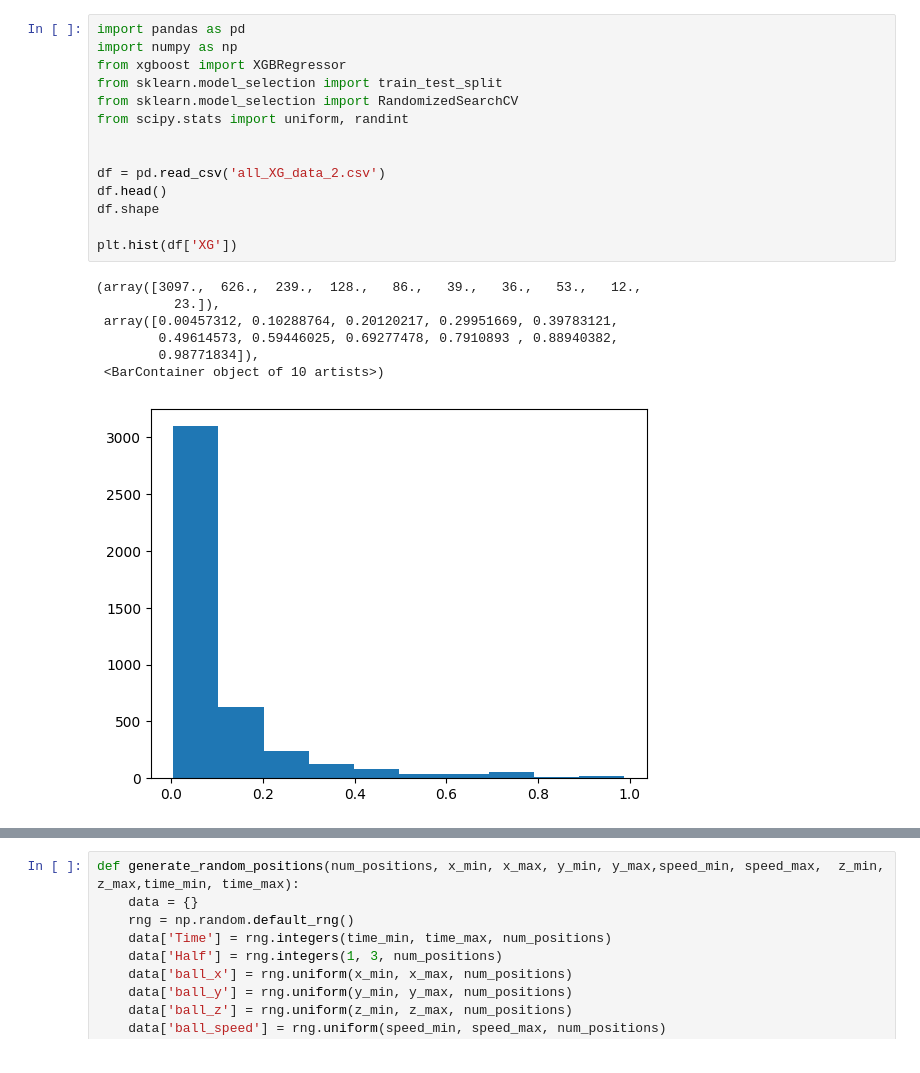
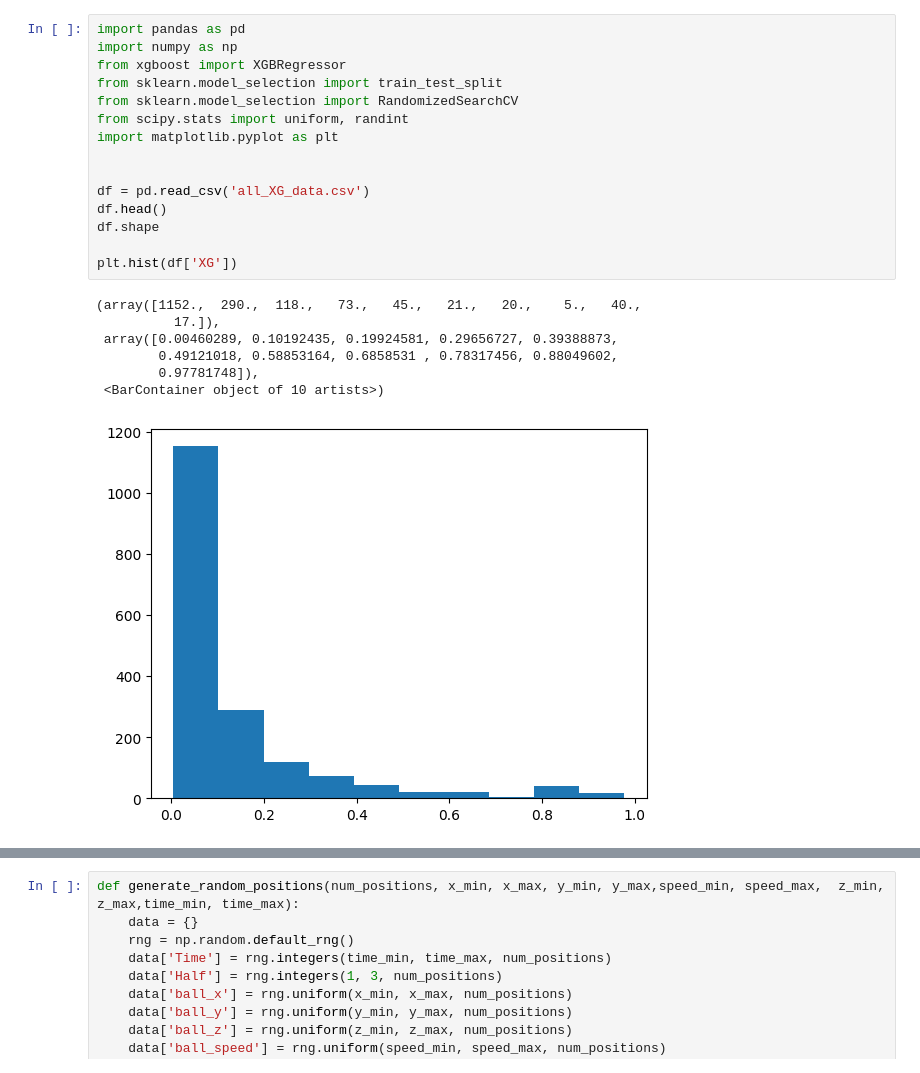
Before and after one commit to adiguzeldeniz/ekip_makine, a Jupyter notebook: XG_XGBoost.ipynb, the cells around one changed output, grey strips where cells are left out. Drawn from its saved outputs; the diff is of its cells as text.

```diff
--- a/XG_XGBoost.ipynb
+++ b/XG_XGBoost.ipynb
@@ -1,25 +1,26 @@
 # %%
 import pandas as pd
 import numpy as np
 from xgboost import XGBRegressor
 from sklearn.model_selection import train_test_split
 from sklearn.model_selection import RandomizedSearchCV
 from scipy.stats import uniform, randint
+import matplotlib.pyplot as plt
 
 
-df = pd.read_csv('all_XG_data_2.csv')
+df = pd.read_csv('all_XG_data.csv')
 df.head()
 df.shape
 
 plt.hist(df['XG'])
 # %% [output]
-(array([3097.,  626.,  239.,  128.,   86.,   39.,   36.,   53.,   12.,
-          23.]),
- array([0.00457312, 0.10288764, 0.20120217, 0.29951669, 0.39783121,
-        0.49614573, 0.59446025, 0.69277478, 0.7910893 , 0.88940382,
-        0.98771834]),
+(array([1152.,  290.,  118.,   73.,   45.,   21.,   20.,    5.,   40.,
+          17.]),
+ array([0.00460289, 0.10192435, 0.19924581, 0.29656727, 0.39388873,
+        0.49121018, 0.58853164, 0.6858531 , 0.78317456, 0.88049602,
+        0.97781748]),
  <BarContainer object of 10 artists>)
-[figure, old version]
+[figure, new version]
 # %%
 variables = df.columns
 input_variables = variables[variables != 'XG']
```
Also changed, not shown: parts of 7 cells of this notebook.
